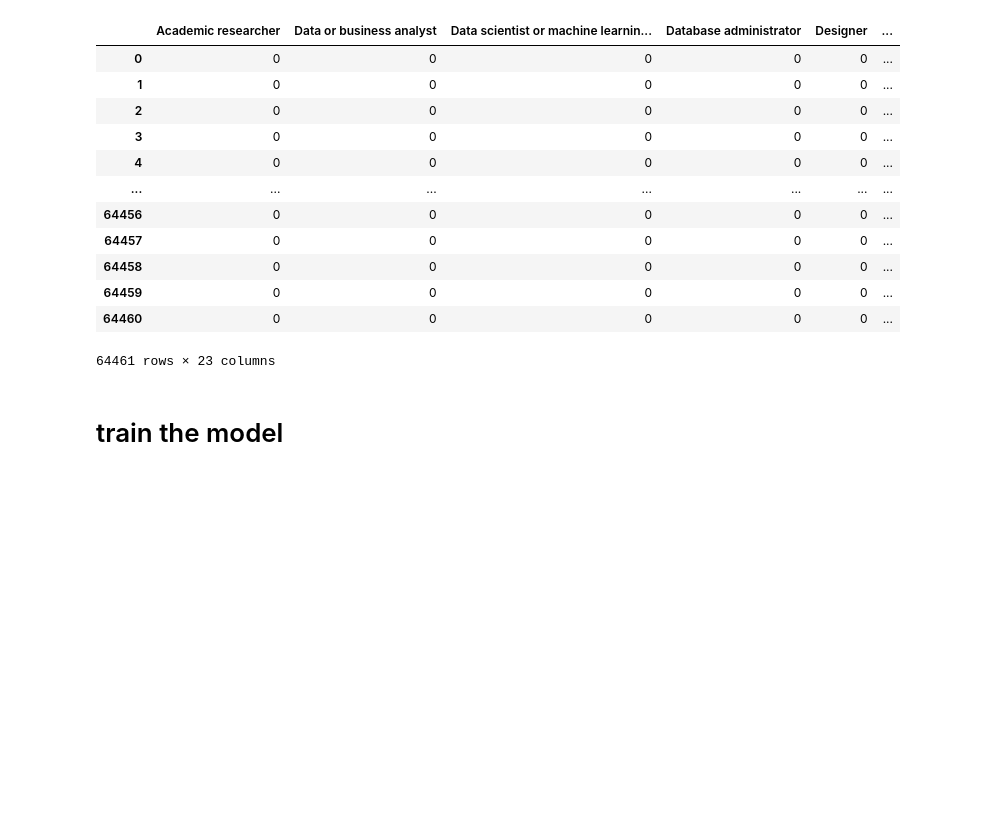
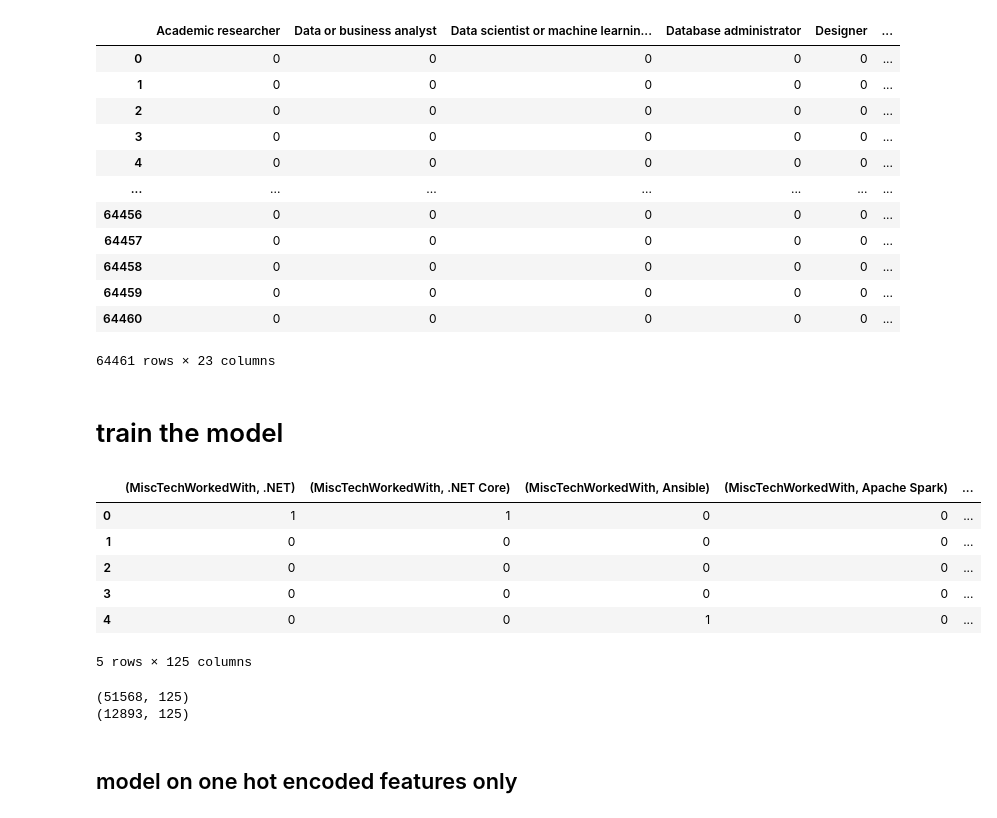
Before and after one commit to joseph-tharwat/stackoverflowDeveloper, a Jupyter notebook: notebooks/4_feature_engineering.ipynb, the cells around one changed output. Saved outputs shown, nothing was run; the diff lists cells and outputs as text; code cells hidden in the pictures; blank space fills up the shorter version.

```diff
--- a/notebooks/4_feature_engineering.ipynb
+++ b/notebooks/4_feature_engineering.ipynb
@@ -255,3 +258,23 @@ y
 64461 rows × 23 columns
 # %% [markdown]
 # train the model
+# %%
+df_onehot_clusters = pd.concat([df_skills,df_cluster], axis=1)
+df_onehot_clusters.head()
+# %% [output]
+|  | (MiscTechWorkedWith, .NET) | (MiscTechWorkedWith, .NET Core) | (MiscTechWorkedWith, Ansible) | (MiscTechWorkedWith, Apache Spark) | ... |
+| 0 | 1 | 1 | 0 | 0 | ... |
+| 1 | 0 | 0 | 0 | 0 | ... |
+| 2 | 0 | 0 | 0 | 0 | ... |
+| 3 | 0 | 0 | 0 | 0 | ... |
+| 4 | 0 | 0 | 1 | 0 | ... |
+5 rows × 125 columns
+# %%
+X_train, X_test, y_train, y_test = train_test_split(df_onehot_clusters, y, test_size=0.2, random_state=0)
+print(X_train.shape)
+print(X_test.shape)
+# %% [output]
+(51568, 125)
+(12893, 125)
+# %% [markdown]
+## model on one hot encoded features only
```
Also changed, not shown: parts of 11 cells of this notebook.
